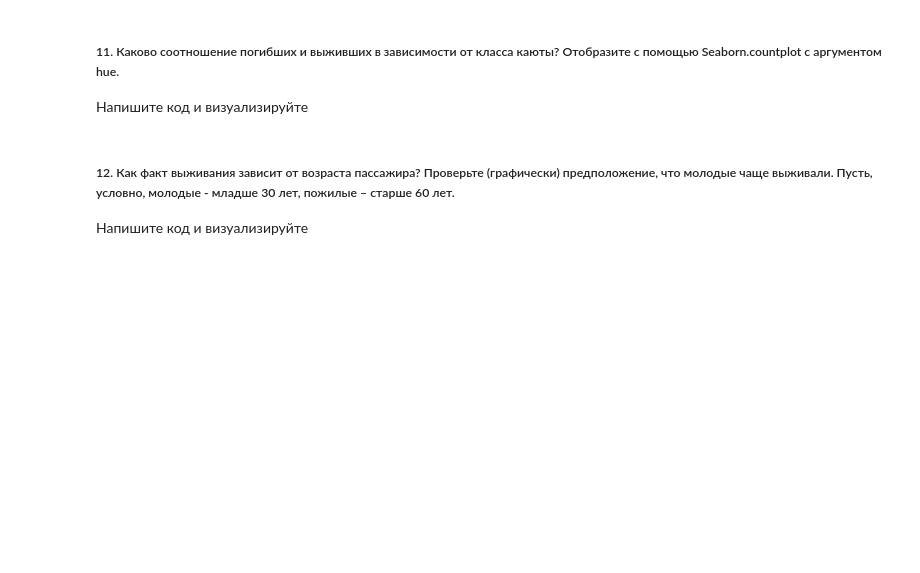
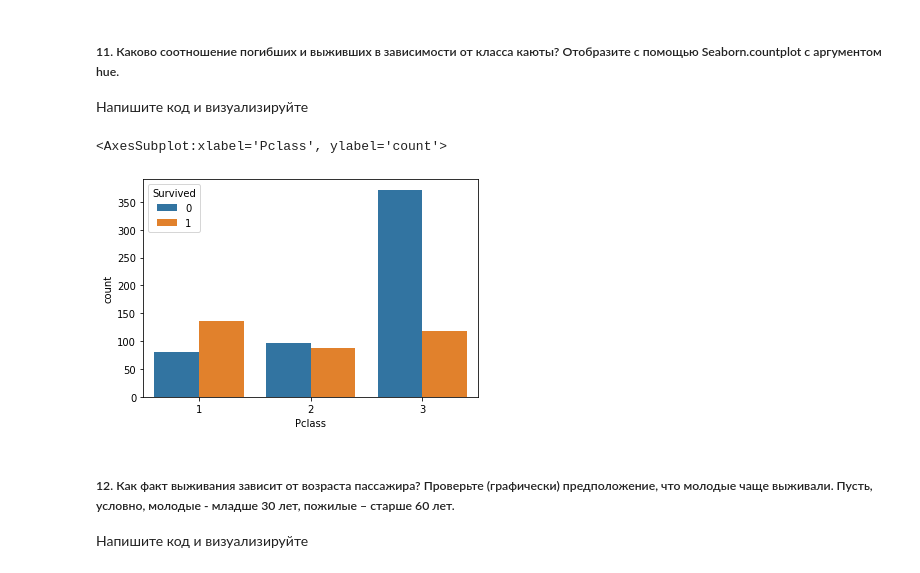
Before and after one commit to Breakdown08/jupyter, a Jupyter notebook: ЛР №1 - Python и визуалилизация данных.ipynb, the cells around one changed output. Drawn from its saved outputs; the diff is of its cells as text; code cells hidden in the pictures; blank space fills up the shorter version.

```diff
--- a/ЛР №1 - Python и визуалилизация данных.ipynb
+++ b/ЛР №1 - Python и визуалилизация данных.ipynb
@@ -271,6 +297,10 @@ SyntaxError: invalid syntax (4024475794.py, line 19)
 Напишите код и визуализируйте
 # %%
 #ваш код здесь
+sns.countplot(x="Pclass", hue="Survived", data=df)
+# %% [output]
+<AxesSubplot:xlabel='Pclass', ylabel='count'>
+[figure, added]
 # %% [markdown]
 ##### 12. Как факт выживания зависит от возраста пассажира? Проверьте (графически) предположение, что молодые чаще выживали. Пусть, условно, молодые - младше 30 лет, пожилые – старше 60 лет.
 
```
Also changed, not shown: parts of 9 cells of this notebook, 5 other files.
